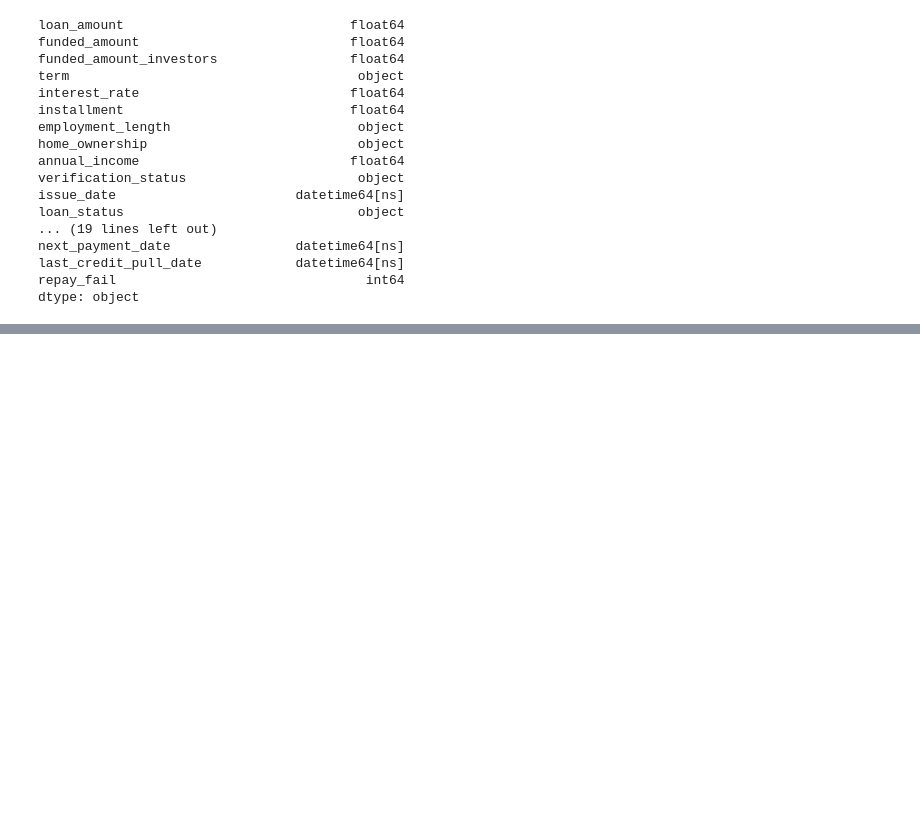
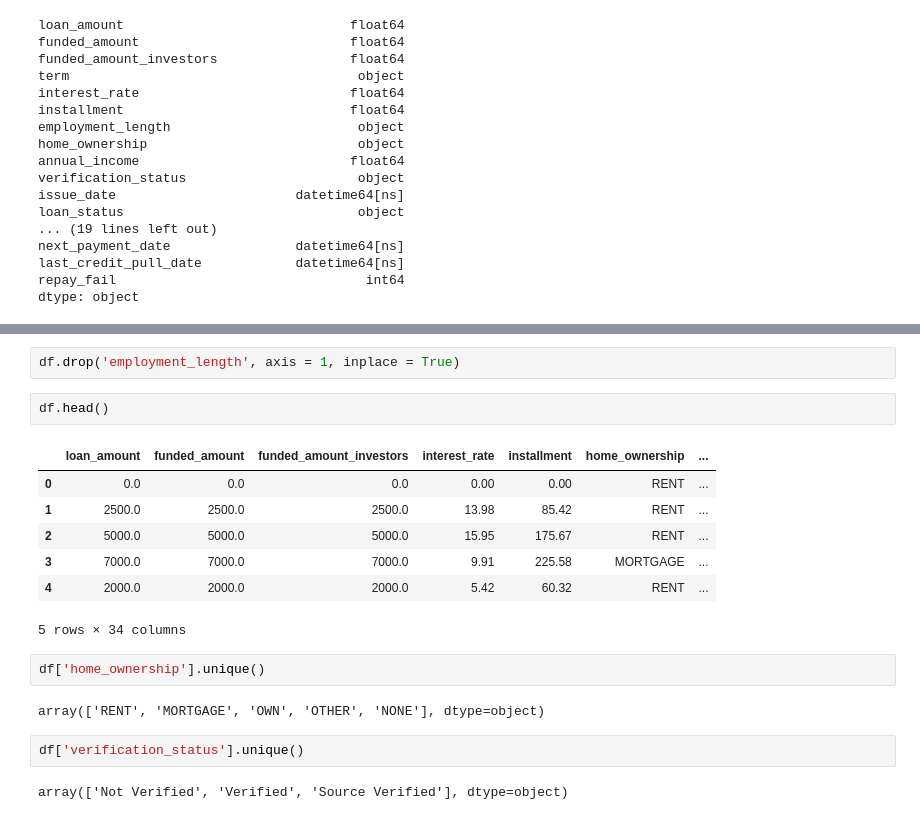
Before and after one commit to wazeefz/not-a-loan-shark, a Jupyter notebook: code/main.ipynb, the cells around one changed output, grey strips where cells are left out. Saved outputs shown, nothing was run; the diff lists cells and outputs as text; blank space fills up the shorter version.

```diff
--- a/code/main.ipynb
+++ b/code/main.ipynb
@@ -110,0 +235,20 @@ dtype: object
+# %%
+df.drop('employment_length', axis = 1, inplace = True)
+# %%
+df.head()
+# %% [output]
+|  | loan_amount | funded_amount | funded_amount_investors | interest_rate | installment | home_ownership | ... |
+| 0 | 0.0 | 0.0 | 0.0 | 0.00 | 0.00 | RENT | ... |
+| 1 | 2500.0 | 2500.0 | 2500.0 | 13.98 | 85.42 | RENT | ... |
+| 2 | 5000.0 | 5000.0 | 5000.0 | 15.95 | 175.67 | RENT | ... |
+| 3 | 7000.0 | 7000.0 | 7000.0 | 9.91 | 225.58 | MORTGAGE | ... |
+| 4 | 2000.0 | 2000.0 | 2000.0 | 5.42 | 60.32 | RENT | ... |
+5 rows × 34 columns
+# %%
+df['home_ownership'].unique()
+# %% [output]
+array(['RENT', 'MORTGAGE', 'OWN', 'OTHER', 'NONE'], dtype=object)
+# %%
+df['verification_status'].unique()
+# %% [output]
+array(['Not Verified', 'Verified', 'Source Verified'], dtype=object)
```
Also changed, not shown: parts of 20 cells of this notebook.
